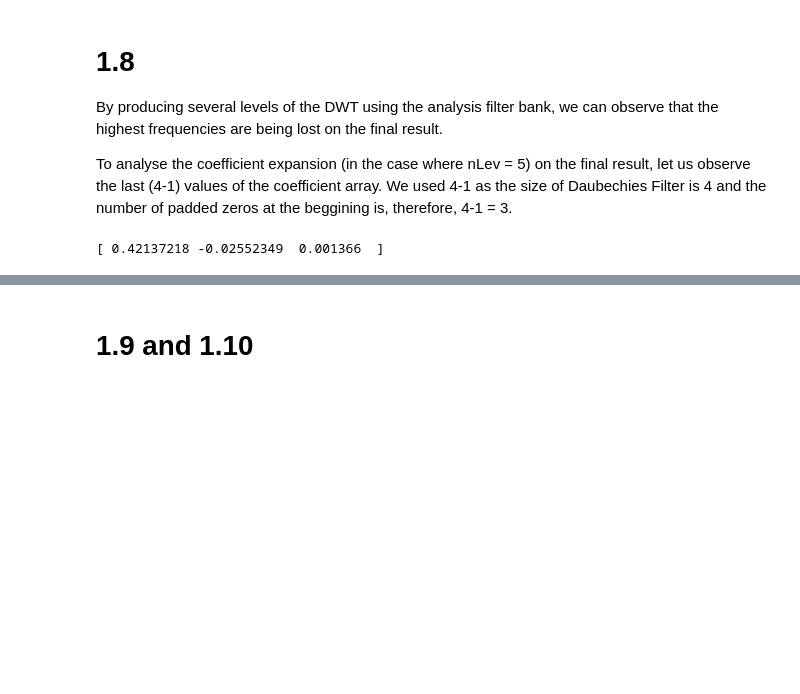
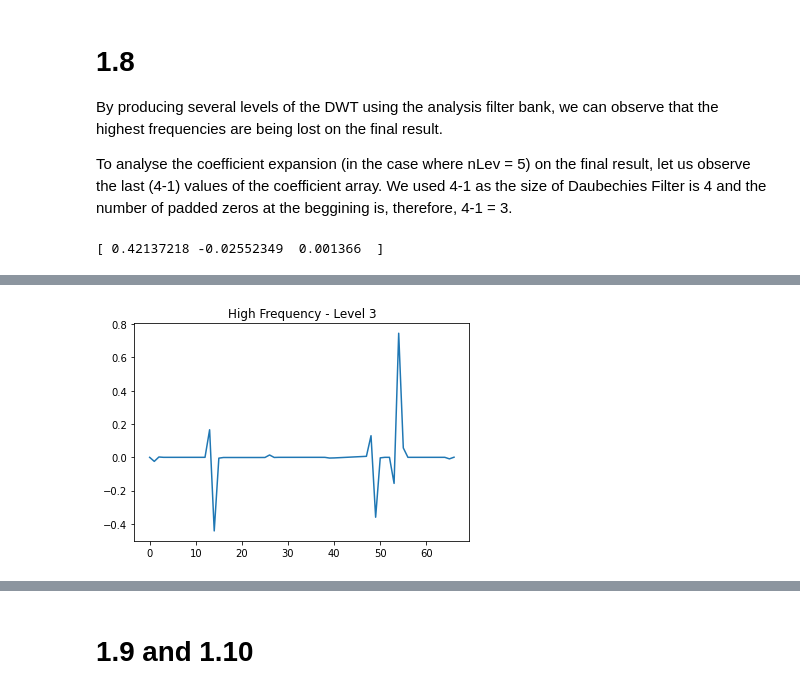
Before and after one commit to daniel-deutsch/TSIA201, a Jupyter notebook: TP3/main.ipynb, the cells around one changed output, grey strips where cells are left out. Drawn from its saved outputs; the diff is of its cells as text; code cells hidden in the pictures; blank space fills up the shorter version.

```diff
--- a/TP3/main.ipynb
+++ b/TP3/main.ipynb
@@ -535,0 +538,6 @@ The discontinuities in the original signal indicate zones with high frequency. A
+# %%
+plt.plot(values[0][0][1].tdata)
+plt.title('High Frequency - Level 3')
+plt.show()
+# %% [output]
+[figure, added]
```
Also changed, not shown: parts of 15 cells of this notebook.
